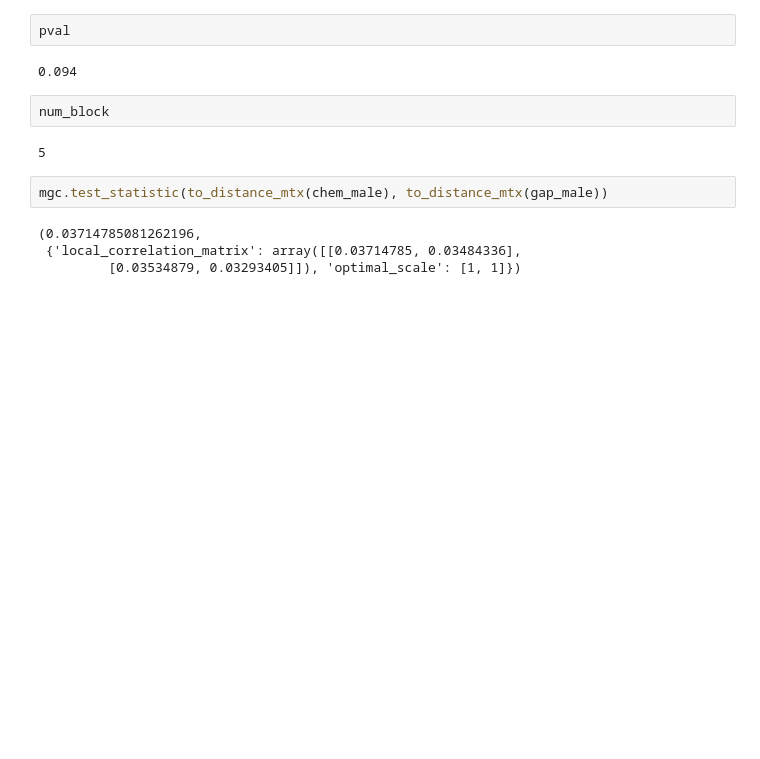
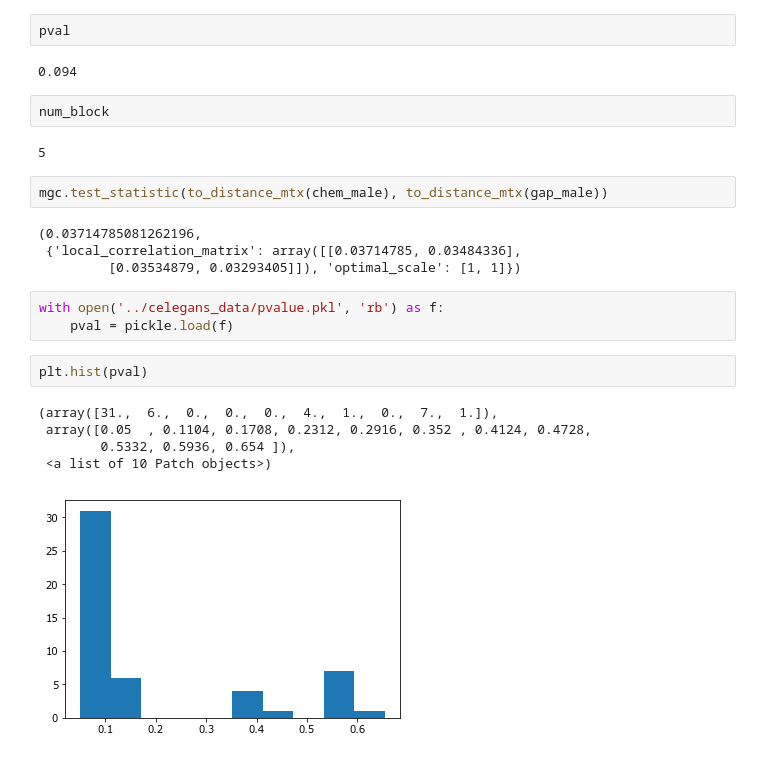
Before and after one commit to junhaobearxiong/graph_independence_test, a Jupyter notebook: notebooks/2019-03-27_real_data_celegans_chem_gap.ipynb, the cells around one changed output. Drawn from its saved outputs; the diff is of its cells as text; blank space fills up the shorter version.

```diff
--- a/notebooks/2019-03-27_real_data_celegans_chem_gap.ipynb
+++ b/notebooks/2019-03-27_real_data_celegans_chem_gap.ipynb
@@ -143,3 +166,14 @@ mgc.test_statistic(to_distance_mtx(chem_male), to_distance_mtx(gap_male))
 (0.03714785081262196,
  {'local_correlation_matrix': array([[0.03714785, 0.03484336],
          [0.03534879, 0.03293405]]), 'optimal_scale': [1, 1]})
+# %%
+with open('../celegans_data/pvalue.pkl', 'rb') as f:
+    pval = pickle.load(f)
+# %%
+plt.hist(pval)
+# %% [output]
+(array([31.,  6.,  0.,  0.,  0.,  4.,  1.,  0.,  7.,  1.]),
+ array([0.05  , 0.1104, 0.1708, 0.2312, 0.2916, 0.352 , 0.4124, 0.4728,
+        0.5332, 0.5936, 0.654 ]),
+ <a list of 10 Patch objects>)
+[figure, added]
```
Also changed, not shown: parts of 8 cells of this notebook, 2 other files.
